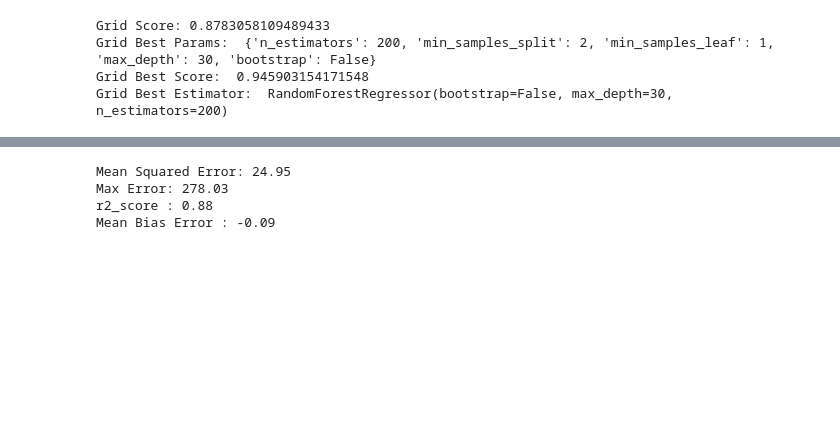
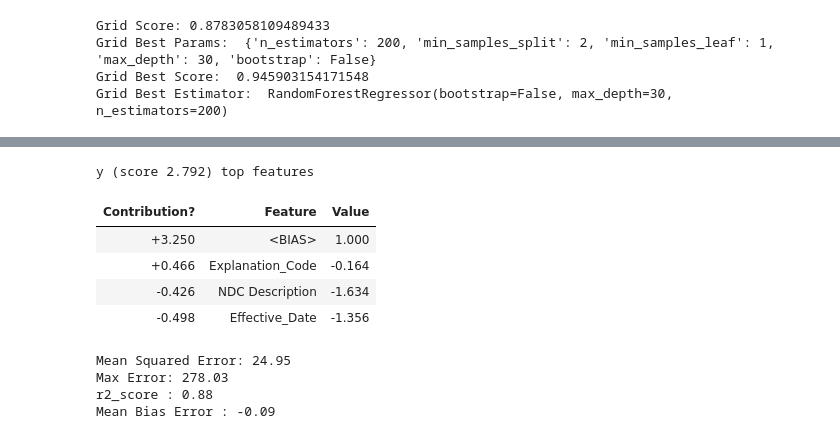
Before and after one commit to rajsandilya/Capstone, a Jupyter notebook: Capstone.ipynb, the cells around one changed output, grey strips where cells are left out. Saved outputs shown, nothing was run; the diff lists cells and outputs as text; code cells hidden in the pictures; blank space fills up the shorter version.

```diff
--- a/Capstone.ipynb
+++ b/Capstone.ipynb
@@ -531,3 +532,8 @@ Grid Score: 0.8783058109489433
 Grid Best Params:  {'n_estimators': 200, 'min_samples_split': 2, 'min_samples_leaf': 1, 'max_depth': 30, 'bootstrap': False}
 Grid Best Score:  0.945903154171548
 Grid Best Estimator:  RandomForestRegressor(bootstrap=False, max_depth=30, n_estimators=200)
+# %%
+import eli5
+
+features = nadac_generics_df_enc.drop(columns = ['NADAC_Per_Unit'], axis = 1).columns.to_list()
+eli5.show_weights(best_estimator, feature_names = features)
@@ -534,3 +546,18 @@ Grid Best Estimator:  RandomForestRegressor(bootstrap=False, max_depth=30, n_est
+# %%
+import random
+
+rand = random.randint(1, len(X_test))
+eli5.show_prediction(best_estimator, X_test[rand],
+                feature_names=features,
+                horizontal_layout=False,
+                show_feature_values=True)
+# %% [output]
+y (score 2.792) top features
+| Contribution? | Feature | Value |
+| +3.250 | <BIAS> | 1.000 |
+| +0.466 | Explanation_Code | -0.164 |
+| -0.426 | NDC Description | -1.634 |
+| -0.498 | Effective_Date | -1.356 |
 # %%
 y_pred_grid    = best_estimator.predict(X_test)
 # %%
```
Also changed, not shown: parts of 6 cells of this notebook.
